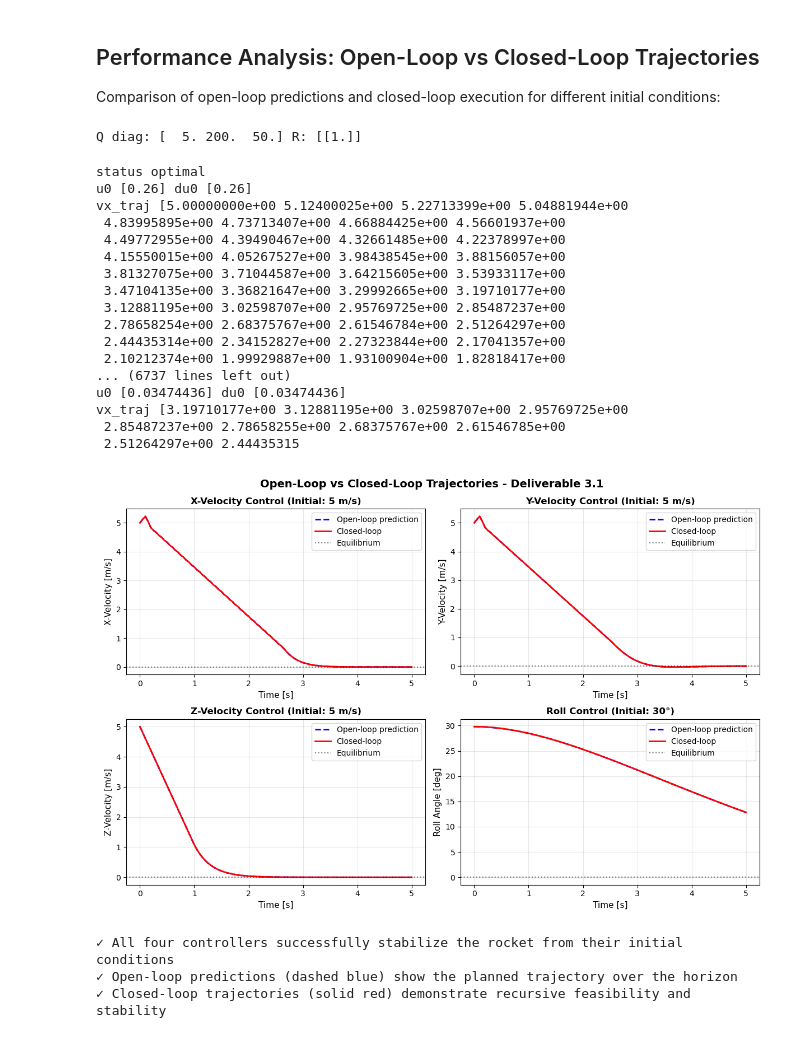
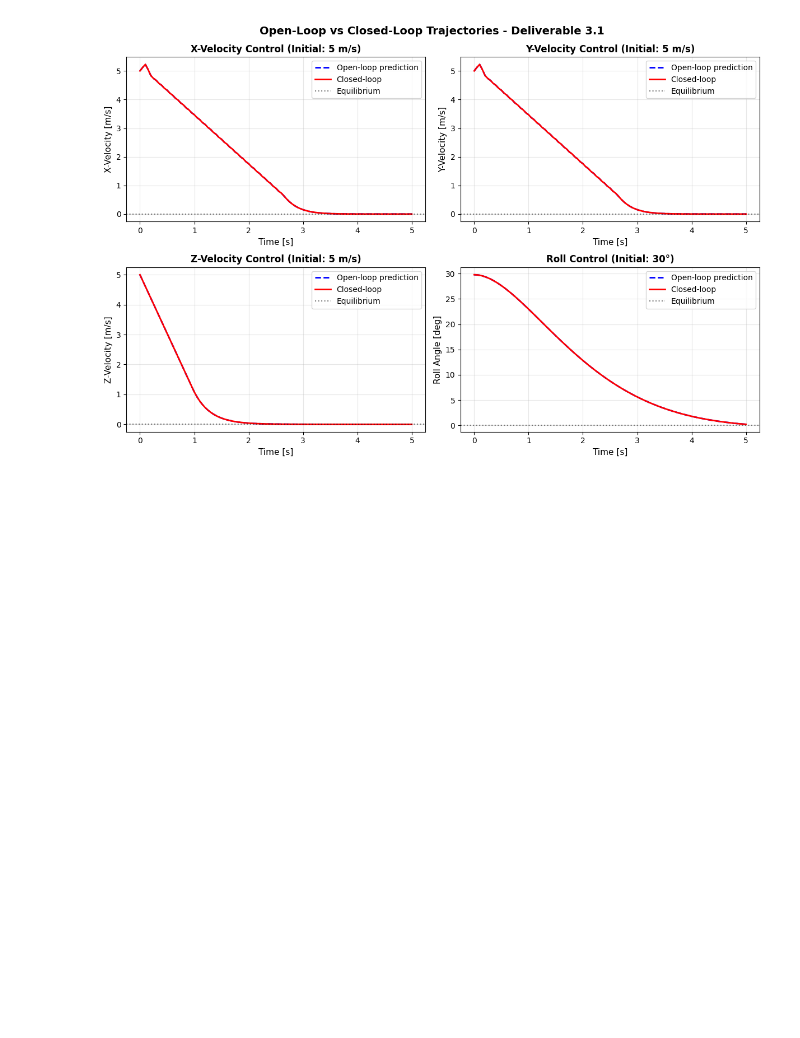
Before and after one commit to DolbyBolby/MPC-Course-EPFL, a Jupyter notebook: project/Deliverable_3_1/Deliverable_3_1.ipynb, the cells around one changed output. Drawn from its saved outputs; the diff is of its cells as text; code cells hidden in the pictures; blank space fills up the shorter version.

```diff
--- a/project/Deliverable_3_1/Deliverable_3_1.ipynb
+++ b/project/Deliverable_3_1/Deliverable_3_1.ipynb
@@ -22,9 +25,9 @@ rocket_obj_path = os.path.join(parent_dir, "Cartoon_rocket.obj")
 rocket_params_path = os.path.join(parent_dir, "rocket.yaml")
 # %%
 Ts = 0.05
-sim_time = 10
-H = 7
-x0 = np.array([0, 0, 0, 0, 0, 0, 5, 5, 5, 0, 0, 0])  # initial state
+sim_time = 5
+H = 5
+x0 = np.array([0, 0, 0, 0, 0, 0.52, 5, 5, 5, 0, 0, 0])  # initial state
 
 rocket = Rocket(Ts=Ts, model_params_filepath=rocket_params_path)
 mpc = MPCVelControl().new_controller(rocket, Ts, H)
@@ -172,8 +46,0 @@ u0 =  [6.51936466e-28]
-# %%
-Ts = 0.05
-t0 = 0
-x0 = np.array([0, 0, 0, 0, 0, 0, 5, 5, 5, 0, 0, 0])
-rocket = Rocket(Ts,model_params_filepath=rocket_params_path)
-H = 5 # MPC horizon in seconds
-mpc_ol = MPCVelControl().new_controller(rocket, Ts, H)
-u, x_ol, u_ol, t_ol = mpc_ol.get_u(t0, x0)
@@ -213,8 +46,0 @@ x0 = np.array([0, 0, 0, 0, 0, 0.52, 0, 0, 0, 0, 0, 0])
-# %%
-
-H = 5 # MPC horizon in seconds
-Ts = 0.05
-t0 = 0
-rocket = Rocket(Ts=Ts,model_params_filepath=rocket_params_path)
-mpc_cl = MPCVelControl().new_controller(rocket, Ts, H)
-u, x_ol, u_ol, t_ol = mpc_cl.get_u(t0, x0)
@@ -239,4 +46,0 @@ vx_traj [5.00000000e+00 5.12400025e+00 5.22713399e+00 5.04881944e+00
-# %%
-sim_time = 3 # Simulation length
-#x1 = rocket.simulate_step(x0, Ts, u, method='nonlinear')
-t_cl, x_cl, u_cl, t_ol, x_ol, u_ol, _ = rocket.simulate_control(mpc_cl, sim_time, H, x0, method='linear')
@@ -342,7 +47,3 @@ The `MPCVelControl` class combines all four decentralized controllers:
-# %% [markdown]
-## Performance Analysis: Open-Loop vs Closed-Loop Trajectories
-
-Comparison of open-loop predictions and closed-loop execution for different initial conditions:
 # %%
 import matplotlib.pyplot as plt
 
@@ -350,18 +51,10 @@ import matplotlib.pyplot as plt
 fig, axes = plt.subplots(2, 2, figsize=(12, 8))
 fig.suptitle('Open-Loop vs Closed-Loop Trajectories - Deliverable 3.1', fontsize=14, fontweight='bold')
 
-# Simulation parameters
-Ts = 0.05
-sim_time = 5  # seconds
-H = 5  # MPC horizon
-
 # Initial conditions
 x0_velocities = np.array([0, 0, 0, 0, 0, 0, 5, 5, 5, 0, 0, 0])  # 5 m/s for x, y, z
 x0_roll = np.array([0, 0, 0, 0, 0, 0.52, 0, 0, 0, 0, 0, 0])  # 30° roll (0.52 rad)
 
-# Create rocket and MPC
-rocket = Rocket(Ts=Ts, model_params_filepath=rocket_params_path)
-mpc = MPCVelControl().new_controller(rocket, Ts, H)
 
 # ==================== X-Velocity ====================
 ax = axes[0, 0]
@@ -405,56 +98,31 @@ t_cl, x_cl, u_cl, _, _, _, _ = rocket.simulate_control(mpc, sim_time, H, x0_velo
 
 ax.plot(t_ol, x_ol[8, :], 'b--', linewidth=2, label='Open-loop prediction')
 ax.plot(t_cl, x_cl[8, :], 'r-', linewidth=2, label='Closed-loop')
 ax.axhline(y=0, color='k', linestyle=':', alpha=0.5, label='Equilibrium')
 ax.set_xlabel('Time [s]', fontsize=11)
 ax.set_ylabel('Z-Velocity [m/s]', fontsize=11)
 ax.set_title('Z-Velocity Control (Initial: 5 m/s)', fontsize=12, fontweight='bold')
 ax.legend(loc='best')
 ax.grid(True, alpha=0.3)
 
 # ==================== Roll Angle ====================
 ax = axes[1, 1]
 # Open-loop
 u_ol, x_ol, u_traj_ol, t_ol = mpc.get_u(t0, x0_roll)
 # Closed-loop
 t_cl, x_cl, u_cl, _, _, _, _ = rocket.simulate_control(mpc, sim_time, H, x0_roll, method='linear')
 
 # Convert from radians to degrees for better readability
 ax.plot(t_ol, np.rad2deg(x_ol[5, :]), 'b--', linewidth=2, label='Open-loop prediction')
 ax.plot(t_cl, np.rad2deg(x_cl[5, :]), 'r-', linewidth=2, label='Closed-loop')
 ax.axhline(y=0, color='k', linestyle=':', alpha=0.5, label='Equilibrium')
 ax.set_xlabel('Time [s]', fontsize=11)
 ax.set_ylabel('Roll Angle [deg]', fontsize=11)
 ax.set_title('Roll Control (Initial: 30°)', fontsize=12, fontweight='bold')
 ax.legend(loc='best')
 ax.grid(True, alpha=0.3)
 
 plt.tight_layout()
 plt.show()
-
-print("\n✓ All four controllers successfully stabilize the rocket from their initial conditions")
-print("✓ Open-loop predictions (dashed blue) show the planned trajectory over the horizon")
-print("✓ Closed-loop trajectories (solid red) demonstrate recursive feasibility and stability")
 # %% [output]
-Q diag: [  5. 200.  50.] R: [[1.]]
-status optimal
-u0 [0.26] du0 [0.26]
-vx_traj [5.00000000e+00 5.12400025e+00 5.22713399e+00 5.04881944e+00
- 4.83995895e+00 4.73713407e+00 4.66884425e+00 4.56601937e+00
- 4.49772955e+00 4.39490467e+00 4.32661485e+00 4.22378997e+00
- 4.15550015e+00 4.05267527e+00 3.98438545e+00 3.88156057e+00
- 3.81327075e+00 3.71044587e+00 3.64215605e+00 3.53933117e+00
- 3.47104135e+00 3.36821647e+00 3.29992665e+00 3.19710177e+00
- 3.12881195e+00 3.02598707e+00 2.95769725e+00 2.85487237e+00
- 2.78658254e+00 2.68375767e+00 2.61546784e+00 2.51264297e+00
- 2.44435314e+00 2.34152827e+00 2.27323844e+00 2.17041357e+00
- 2.10212374e+00 1.99929887e+00 1.93100904e+00 1.82818417e+00
-... (6737 lines left out)
-u0 [0.03474436] du0 [0.03474436]
-vx_traj [3.19710177e+00 3.12881195e+00 3.02598707e+00 2.95769725e+00
- 2.85487237e+00 2.78658255e+00 2.68375767e+00 2.61546785e+00
- 2.51264297e+00 2.44435315
-[figure, old version]
+[figure, new version]
-✓ All four controllers successfully stabilize the rocket from their initial conditions
-✓ Open-loop predictions (dashed blue) show the planned trajectory over the horizon
-✓ Closed-loop trajectories (solid red) demonstrate recursive feasibility and stability
```
Also changed, not shown: parts of 20 cells of this notebook, 5 other files.
